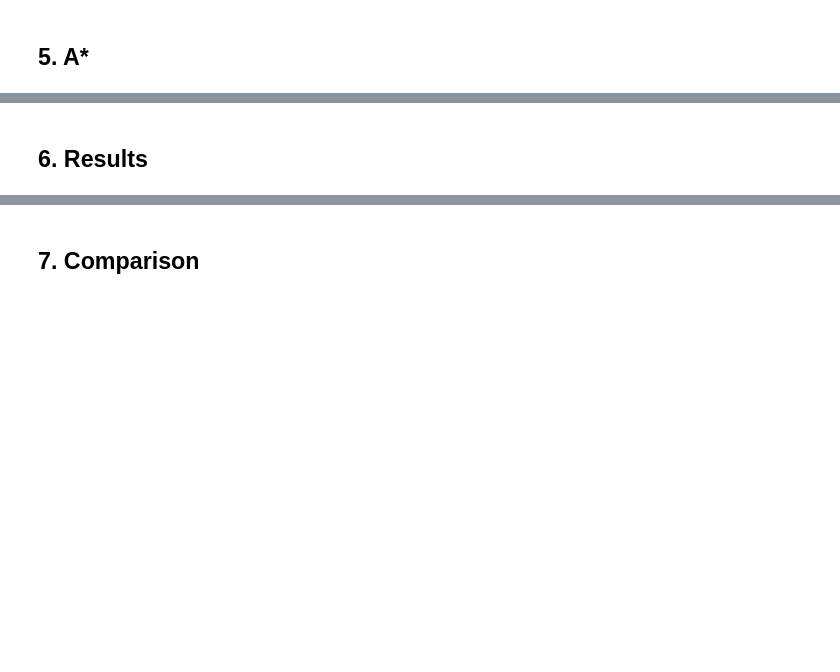
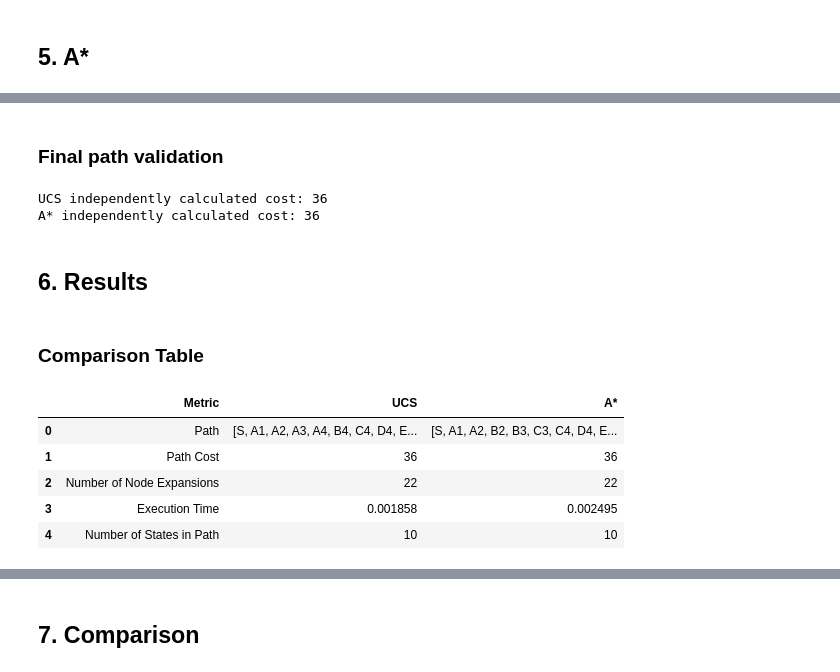
Before and after one commit to Anish-lab455/42172-Introduction-to-Artificial-Intelligence, a Jupyter notebook: Assignments/Assignment 1/Example 1.ipynb, the cells around one changed output, grey strips where cells are left out. Saved outputs shown, nothing was run; the diff lists cells and outputs as text; code cells hidden in the pictures; blank space fills up the shorter version.

```diff
--- a/Assignments/Assignment 1/Example 1.ipynb
+++ b/Assignments/Assignment 1/Example 1.ipynb
@@ -663,0 +704,2 @@ def astar_path(G, start, goal):
+# %% [markdown]
+### Final path validation
@@ -664,2 +723,52 @@ def astar_path(G, start, goal):
+# %%
+print(
+    "UCS independently calculated cost:",
+    calculate_path_cost(G, ucs_path_result)
+)
+
+print(
+    "A* independently calculated cost:",
+    calculate_path_cost(G, astar_path_result)
+)
+# %% [output]
+UCS independently calculated cost: 36
+A* independently calculated cost: 36
 # %% [markdown]
 ## 6. Results
+# %% [markdown]
+### Comparison Table
+# %%
+comparison = pd.DataFrame({
+    "Metric": [
+        "Path",
+        "Path Cost",
+        "Number of Node Expansions",
+        "Execution Time",
+        "Number of States in Path"
+    ],
+
+    "UCS": [
+        ucs_path_result,
+        ucs_cost,
+        ucs_expansions,
+        ucs_runtime,
+        len(ucs_path_result)
+    ],
+
+    "A*": [
+        astar_path_result,
+        astar_cost,
+        astar_expansions,
+        astar_runtime,
+        len(astar_path_result)
+    ]
+})
+
+comparison
+# %% [output]
+|  | Metric | UCS | A* |
+| 0 | Path | [S, A1, A2, A3, A4, B4, C4, D4, E... | [S, A1, A2, B2, B3, C3, C4, D4, E... |
+| 1 | Path Cost | 36 | 36 |
+| 2 | Number of Node Expansions | 22 | 22 |
+| 3 | Execution Time | 0.001858 | 0.002495 |
+| 4 | Number of States in Path | 10 | 10 |
```
Also changed, not shown: parts of 11 cells of this notebook.
